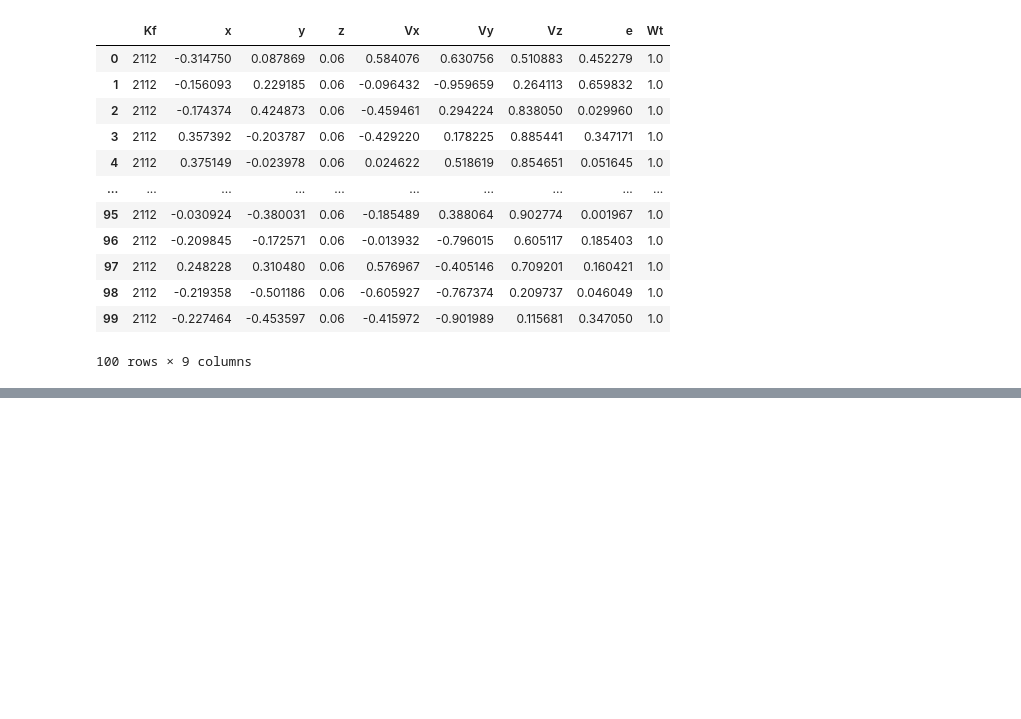
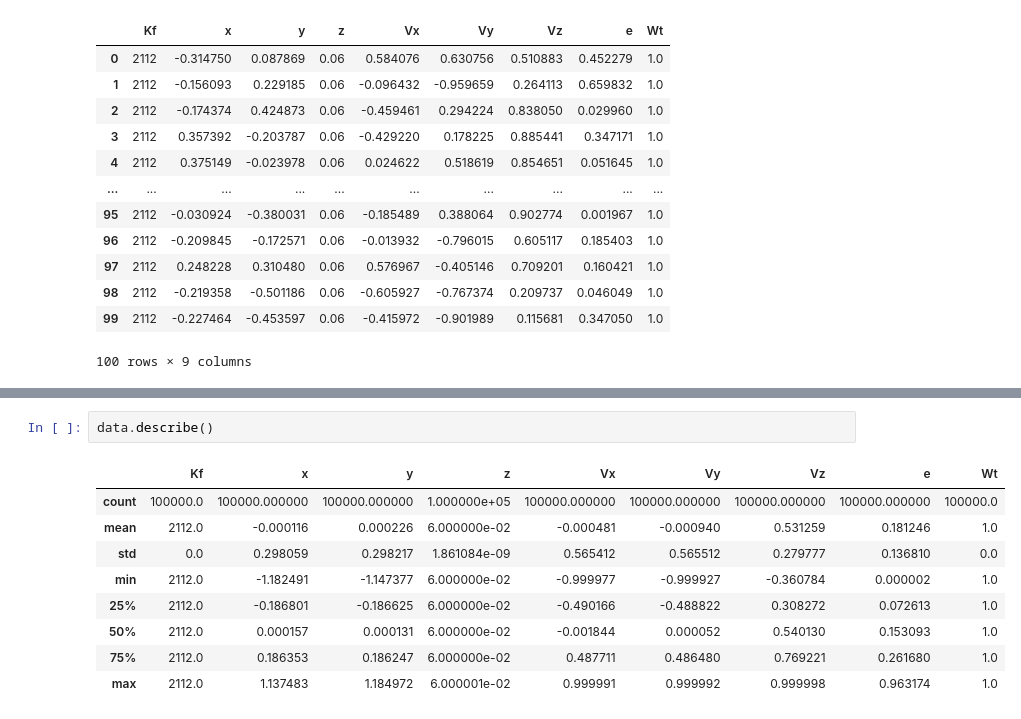
Before and after one commit to Dutingegabl/Brightify, a Jupyter notebook: kds_experimenting.ipynb, the cells around one changed output, grey strips where cells are left out. Drawn from its saved outputs; the diff is of its cells as text; blank space fills up the shorter version.

```diff
--- a/kds_experimenting.ipynb
+++ b/kds_experimenting.ipynb
@@ -471,0 +694,12 @@ block no. 0
+# %%
+data.describe()
+# %% [output]
+|  | Kf | x | y | z | Vx | Vy | Vz | e | Wt |
+| count | 100000.0 | 100000.000000 | 100000.000000 | 1.000000e+05 | 100000.000000 | 100000.000000 | 100000.000000 | 100000.000000 | 100000.0 |
+| mean | 2112.0 | -0.000116 | 0.000226 | 6.000000e-02 | -0.000481 | -0.000940 | 0.531259 | 0.181246 | 1.0 |
+| std | 0.0 | 0.298059 | 0.298217 | 1.861084e-09 | 0.565412 | 0.565512 | 0.279777 | 0.136810 | 0.0 |
+| min | 2112.0 | -1.182491 | -1.147377 | 6.000000e-02 | -0.999977 | -0.999927 | -0.360784 | 0.000002 | 1.0 |
+| 25% | 2112.0 | -0.186801 | -0.186625 | 6.000000e-02 | -0.490166 | -0.488822 | 0.308272 | 0.072613 | 1.0 |
+| 50% | 2112.0 | 0.000157 | 0.000131 | 6.000000e-02 | -0.001844 | 0.000052 | 0.540130 | 0.153093 | 1.0 |
+| 75% | 2112.0 | 0.186353 | 0.186247 | 6.000000e-02 | 0.487711 | 0.486480 | 0.769221 | 0.261680 | 1.0 |
+| max | 2112.0 | 1.137483 | 1.184972 | 6.000001e-02 | 0.999991 | 0.999992 | 0.999998 | 0.963174 | 1.0 |
```
Also changed, not shown: parts of 15 cells of this notebook.
